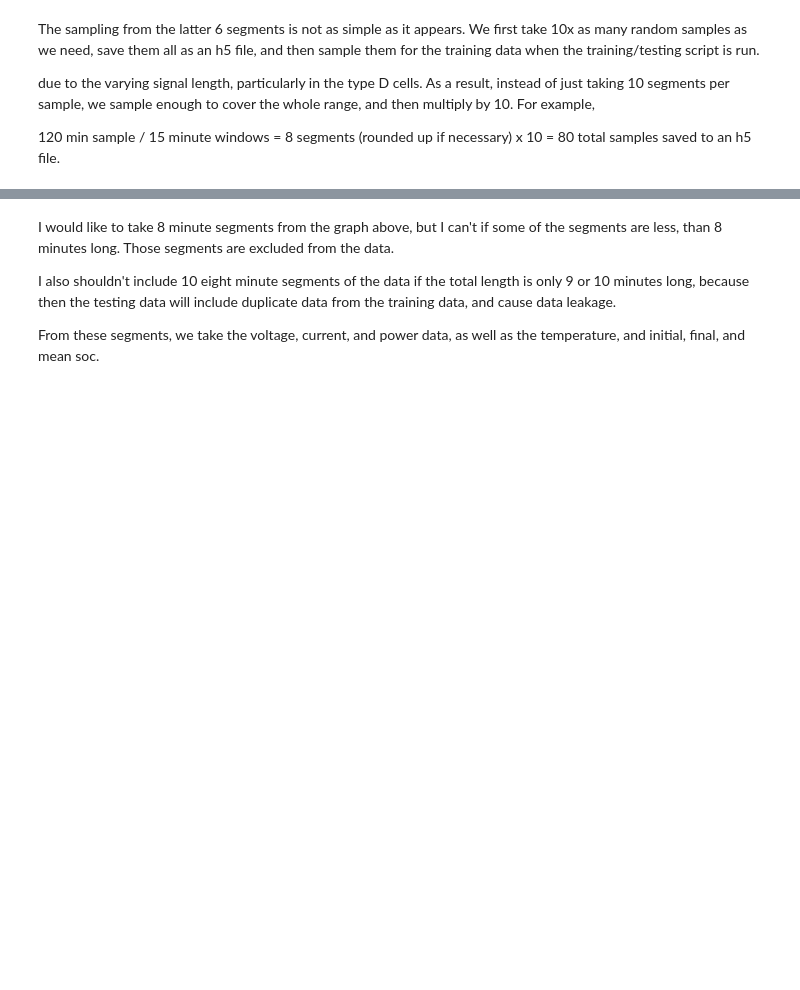
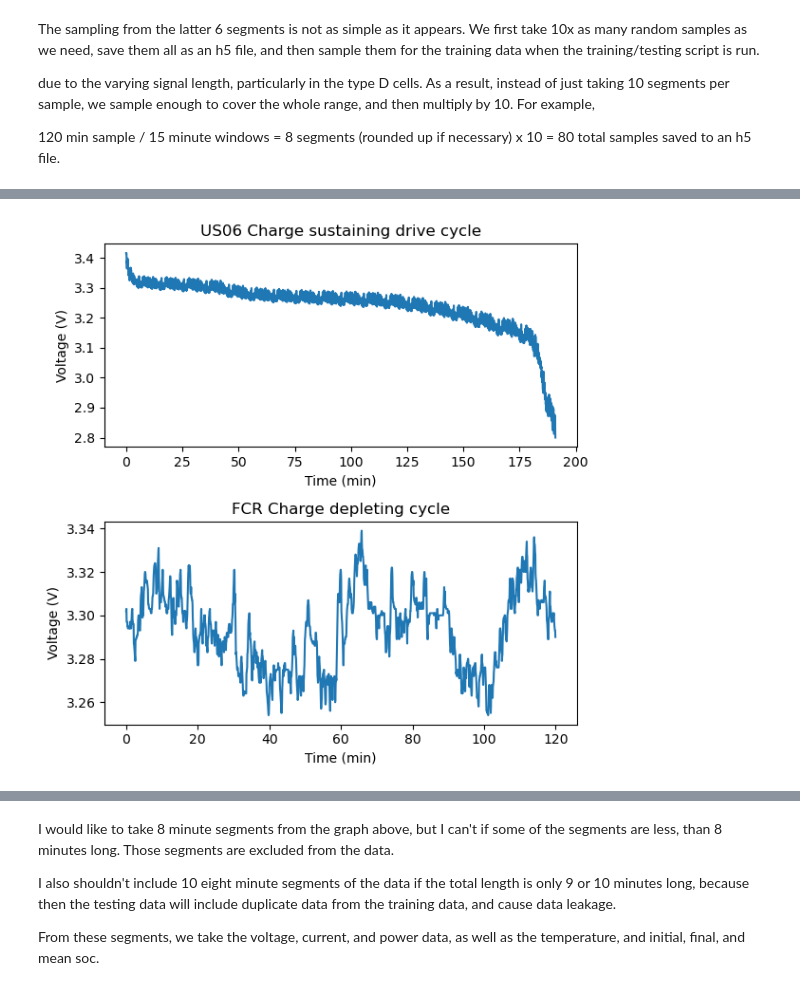
Before and after one commit to NREL/battery_pulse_diagnostics, a Jupyter notebook: notebooks/Pulse_Data_Extraction/work_summary.ipynb, the cells around one changed output, grey strips where cells are left out. Drawn from its saved outputs; the diff is of its cells as text; code cells hidden in the pictures; blank space fills up the shorter version.

```diff
--- a/notebooks/Pulse_Data_Extraction/work_summary.ipynb
+++ b/notebooks/Pulse_Data_Extraction/work_summary.ipynb
@@ -86,0 +102,18 @@ Error:
+# %%
+charge_cycles = [
+    "Charge depleting cycle",
+    "Charge sustaining cycle",
+]
+fig, ax = plt.subplots(2,1,figsize=(6,6))
+
+for i, cycle in enumerate(charge_cycles):
+    df_seg = df.loc[[cycle in seg_desc and 'rest' not in seg_desc for seg_desc in df['Segment Description']]]
+    ax[i].plot(df_seg['Segment Time, S']/60, df_seg['Voltage, V'])
+    ax[i].set_xlabel("Time (min)")
+    ax[i].set_ylabel("Voltage (V)")
+
+ax[0].set_title("US06 Charge sustaining drive cycle")
+ax[1].set_title("FCR Charge depleting cycle")
+fig.tight_layout()
+# %% [output]
+[figure, added]
```
Also changed, not shown: parts of 9 cells of this notebook, 5 other files.
